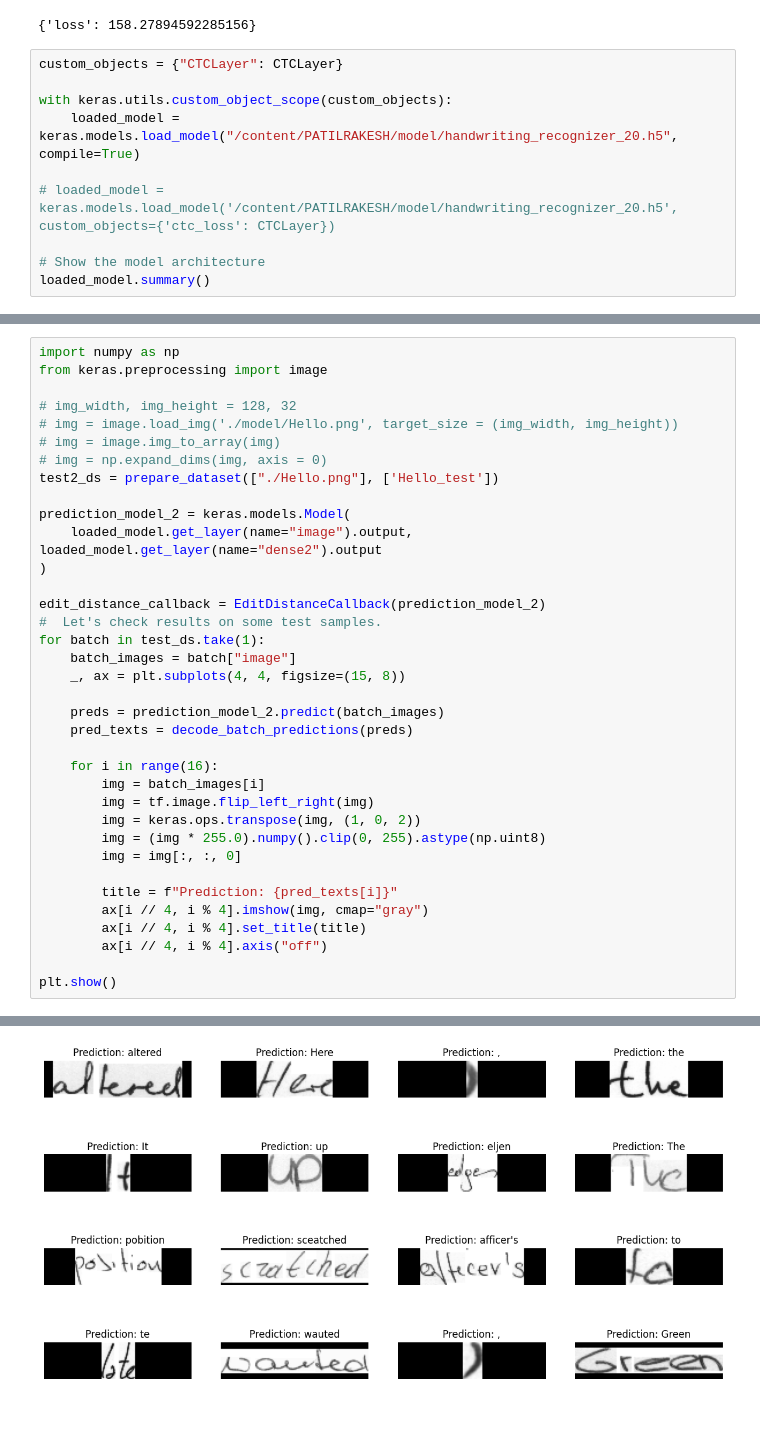
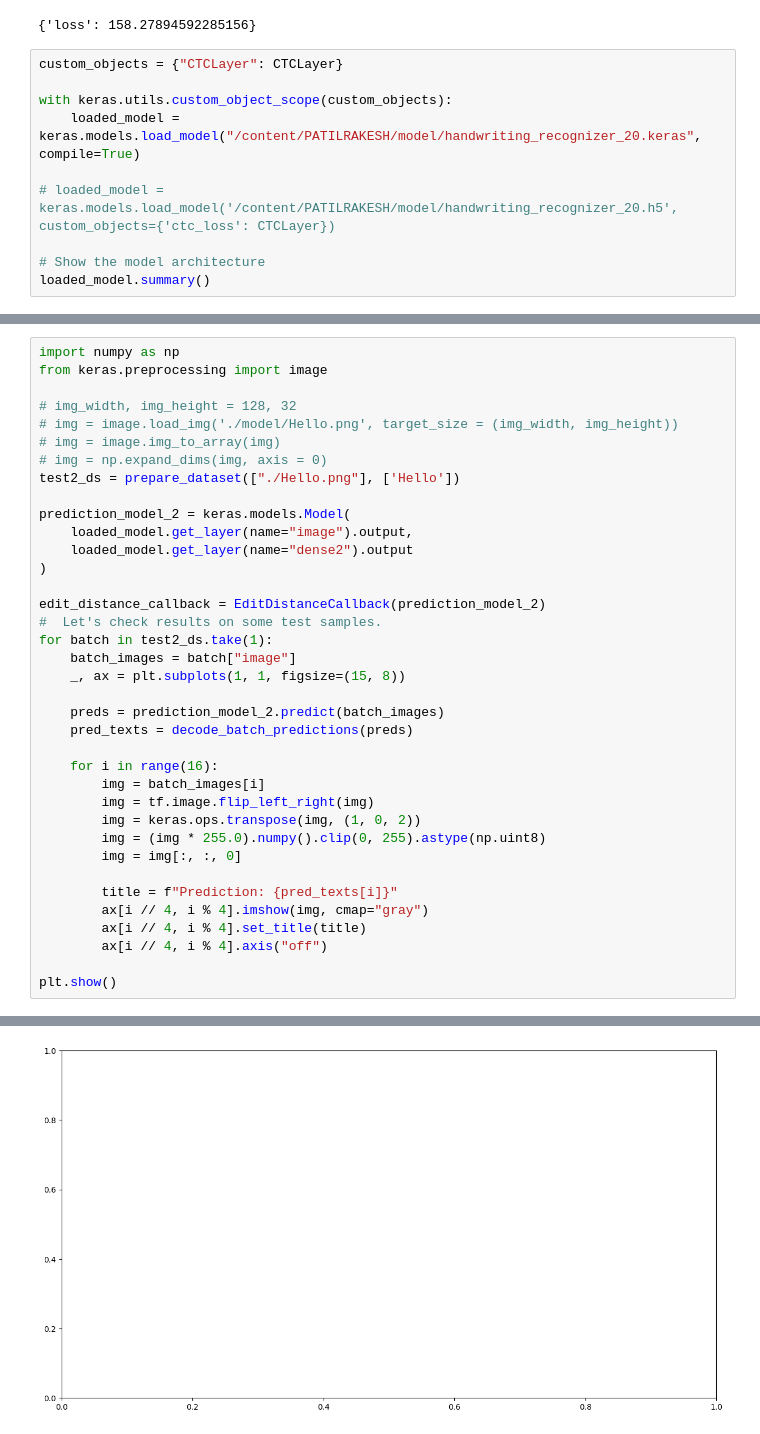
Before and after one commit to RAKAMSTR/MBA_PROJECT, a Jupyter notebook: Handwriting_Recongnition.ipynb, the cells around one changed output, grey strips where cells are left out. Saved outputs shown, nothing was run; the diff lists cells and outputs as text.

```diff
--- a/Handwriting_Recongnition.ipynb
+++ b/Handwriting_Recongnition.ipynb
@@ -456,7 +592,7 @@ print( model.get_metrics_result() )
 custom_objects = {"CTCLayer": CTCLayer}
 
 with keras.utils.custom_object_scope(custom_objects):
-    loaded_model = keras.models.load_model("/content/PATILRAKESH/model/handwriting_recognizer_20.h5", compile=True)
+    loaded_model = keras.models.load_model("/content/PATILRAKESH/model/handwriting_recognizer_20.keras", compile=True)
 
 # loaded_model = keras.models.load_model('/content/PATILRAKESH/model/handwriting_recognizer_20.h5', custom_objects={'ctc_loss': CTCLayer})
 
@@ -494,17 +629,18 @@ from keras.preprocessing import image
 # img = image.load_img('./model/Hello.png', target_size = (img_width, img_height))
 # img = image.img_to_array(img)
 # img = np.expand_dims(img, axis = 0)
-test2_ds = prepare_dataset(["./Hello.png"], ['Hello_test'])
+test2_ds = prepare_dataset(["./Hello.png"], ['Hello'])
 
 prediction_model_2 = keras.models.Model(
-    loaded_model.get_layer(name="image").output, loaded_model.get_layer(name="dense2").output
+    loaded_model.get_layer(name="image").output,
+    loaded_model.get_layer(name="dense2").output
 )
 
 edit_distance_callback = EditDistanceCallback(prediction_model_2)
 #  Let's check results on some test samples.
-for batch in test_ds.take(1):
+for batch in test2_ds.take(1):
     batch_images = batch["image"]
-    _, ax = plt.subplots(4, 4, figsize=(15, 8))
+    _, ax = plt.subplots(1, 1, figsize=(15, 8))
 
     preds = prediction_model_2.predict(batch_images)
     pred_texts = decode_batch_predictions(preds)
@@ -527 +666 @@ plt.show()
-[figure, old version]
+[figure, new version]
```
Also changed, not shown: parts of 4 cells of this notebook.
